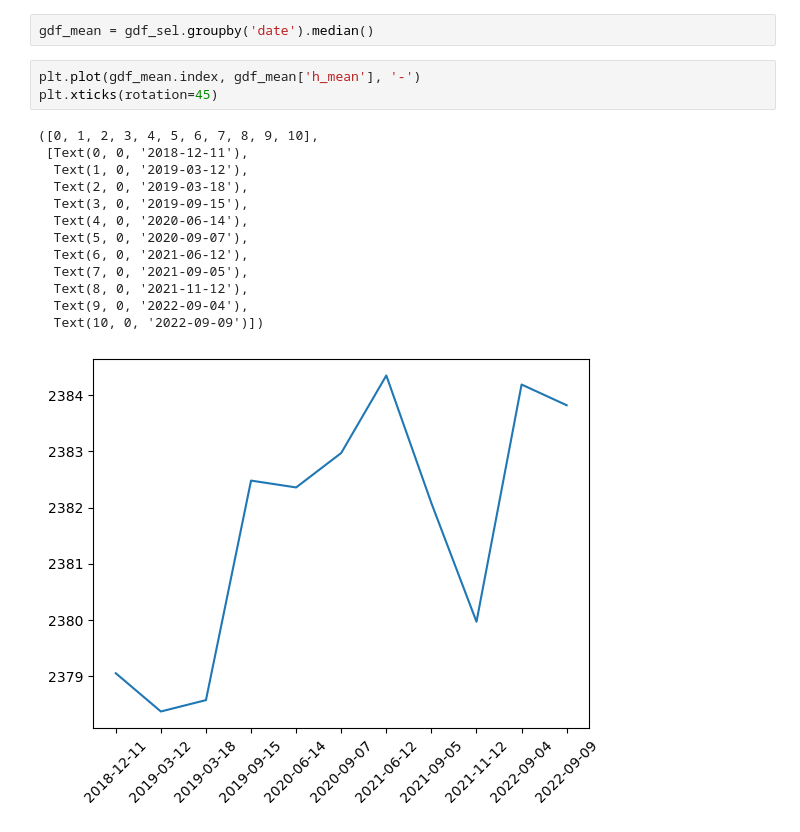
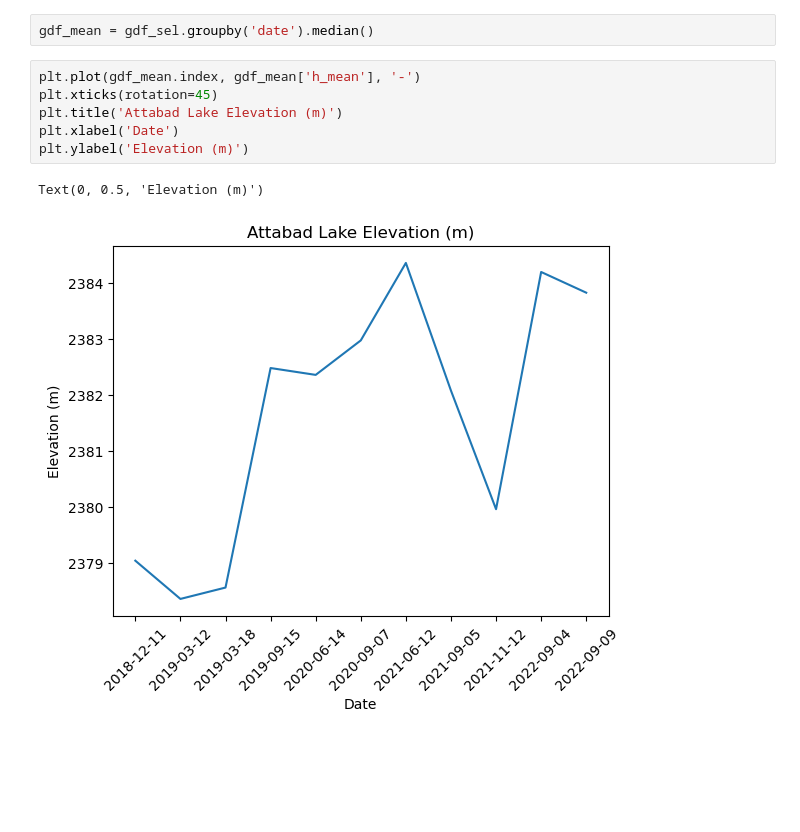
Before and after one commit to ICESAT-2HackWeek/3DLAKE, a Jupyter notebook: notebooks/Attabad.ipynb, the cells around one changed output. Saved outputs shown, nothing was run; the diff lists cells and outputs as text; blank space fills up the shorter version.

Commit message:
Updated elevation plot

```diff
--- a/notebooks/Attabad.ipynb
+++ b/notebooks/Attabad.ipynb
@@ -137,17 +137,9 @@ gdf_mean = gdf_sel.groupby('date').median()
 # %%
 plt.plot(gdf_mean.index, gdf_mean['h_mean'], '-')
 plt.xticks(rotation=45)
+plt.title('Attabad Lake Elevation (m)')
+plt.xlabel('Date')
+plt.ylabel('Elevation (m)')
 # %% [output]
-([0, 1, 2, 3, 4, 5, 6, 7, 8, 9, 10],
- [Text(0, 0, '2018-12-11'),
-  Text(1, 0, '2019-03-12'),
-  Text(2, 0, '2019-03-18'),
-  Text(3, 0, '2019-09-15'),
-  Text(4, 0, '2020-06-14'),
-  Text(5, 0, '2020-09-07'),
-  Text(6, 0, '2021-06-12'),
-  Text(7, 0, '2021-09-05'),
-  Text(8, 0, '2021-11-12'),
-  Text(9, 0, '2022-09-04'),
-  Text(10, 0, '2022-09-09')])
+Text(0, 0.5, 'Elevation (m)')
-[figure, old version]
+[figure, new version]
```
